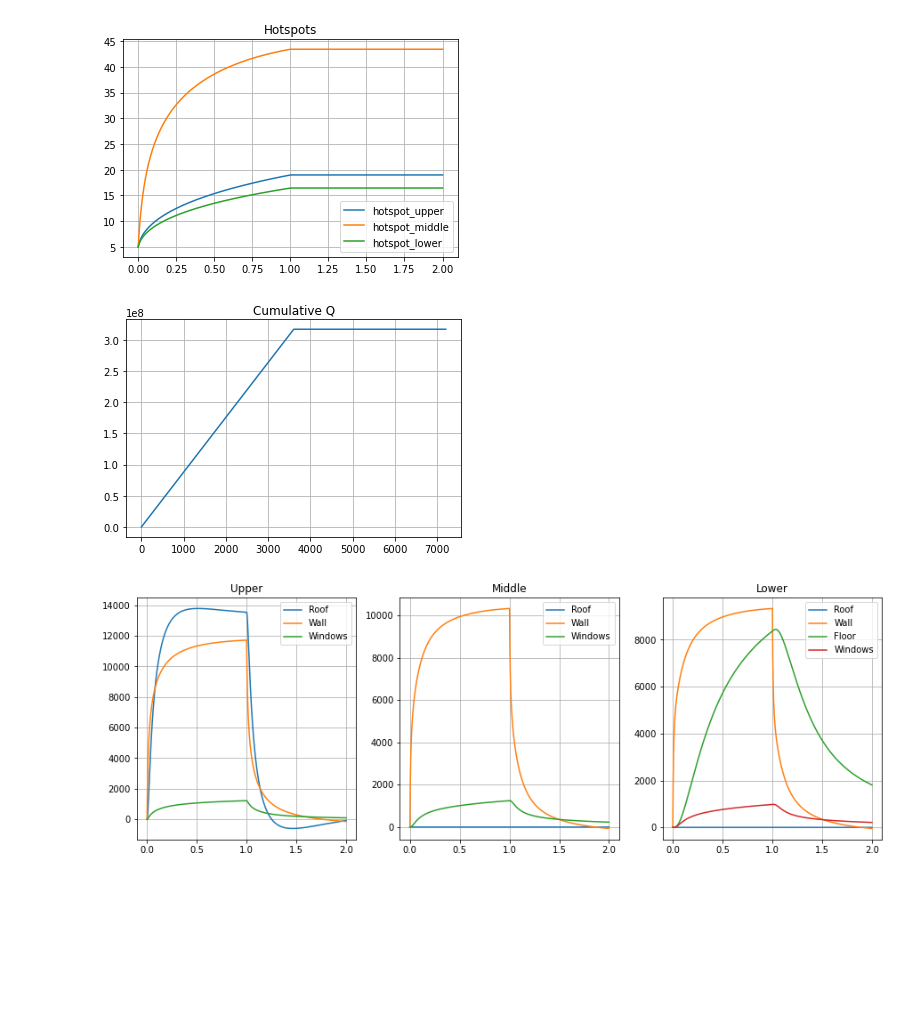
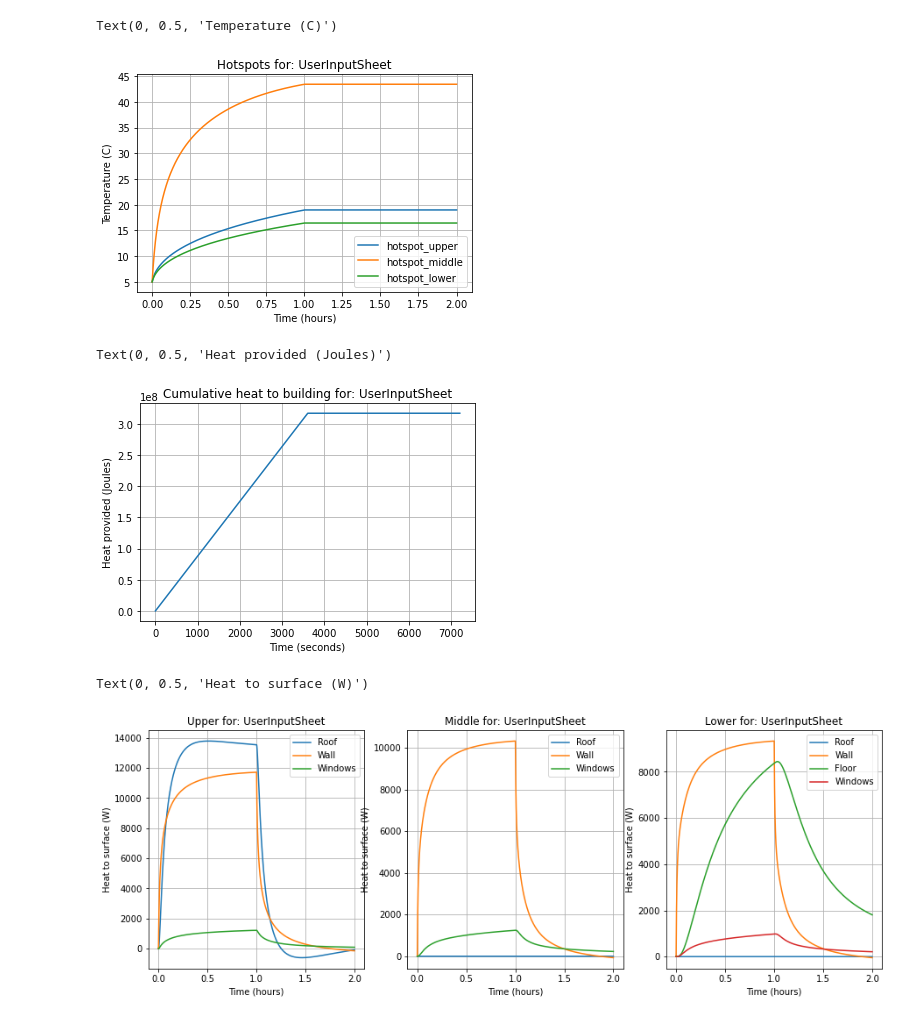
Before and after one commit to l-hemsley/HeatingModel, a Jupyter notebook: ChurchModel.ipynb, the cells around one changed output. Drawn from its saved outputs; the diff is of its cells as text; code cells hidden in the pictures; blank space fills up the shorter version.

```diff
--- a/ChurchModel.ipynb
+++ b/ChurchModel.ipynb
@@ -32,7 +32,9 @@ N_t_steps=int(total_time_s/t_step)+1
 t_array=np.arange(0,N_t_steps*t_step,t_step)/(60*60) #time array in hours
 # %%
 # # UPPER ROOM INITIALIZATION #########################
-[rooms,surfaces,T_target,T_exterior,hotspots,internals]=ReadInParameters('UserInputSheet.xlsx')
+Data_input_spreadsheet='UserInputSheet'
+#Data_input_spreadsheet=input("spreadsheet name:  ")
+[rooms,surfaces,T_target,T_exterior,hotspots,internals]=ReadInParameters(Data_input_spreadsheet+ '.xlsx')
 upper=rooms[0]
 middle=rooms[1]
 lower=rooms[2]
@@ -101,7 +103,7 @@ for t in tqdm(range(N_t_steps)):
             lineObjects =axs[s].plot(np.arange(0,surface.N_cells*0.5,0.5),surface.T_array)
             axs[s].legend(t_visualization/60,title='Time (minutes)')
             axs[s].grid('True')
-            axs[s].set_title(surface_name_list[s])
+            axs[s].set_title(surface_name_list[s] + 'for :' + Data_input_spreadsheet)
             axs[s].set_xlabel('Thickness (cm)')
             axs[s].set_ylabel('Temperature (C)')
             s=s+1
@@ -210,32 +221,45 @@ Text(0.5, 1.0, 'Internals')
 # %%
 lineObjects =plt.plot(t_array,data_array_hotspots)
 plt.legend(iter(lineObjects), ('hotspot_upper','hotspot_middle','hotspot_lower'))
-plt.title('Hotspots')
+plt.title('Hotspots for: ' + Data_input_spreadsheet)
 plt.grid('True')
+plt.xlabel('Time (hours)')
+plt.ylabel('Temperature (C)')
 # %% [output]
+Text(0, 0.5, 'Temperature (C)')
-[figure, old version]
+[figure, new version]
 # %%
 plt.plot(Qin_cumul)
-plt.title('Cumulative Q')
+plt.title('Cumulative heat to building for: ' + Data_input_spreadsheet)
 plt.grid('True')
+plt.xlabel('Time (seconds)')
+plt.ylabel('Heat provided (Joules)')
 # %% [output]
+Text(0, 0.5, 'Heat provided (Joules)')
-[figure, old version]
+[figure, new version]
 # %%
 fig, (ax1,ax2,ax3) = plt.subplots(1,3,figsize=(15, 5))
 lineObjects =ax1.plot(t_array,data_array_surfaces_Q[:,0:3])
 ax1.legend(iter(lineObjects), ('Roof','Wall','Windows'))
 ax1.grid('True')
-ax1.set_title('Upper')
+ax1.set_title('Upper for: ' + Data_input_spreadsheet)
+ax1.set_xlabel('Time (hours)')
+ax1.set_ylabel('Heat to surface (W)')
 lineObjects =ax2.plot(t_array,data_array_surfaces_Q[:,3:6])
 ax2.legend(iter(lineObjects), ('Roof','Wall','Windows'))
-ax2.set_title('Middle')
+ax2.set_title('Middle for: ' + Data_input_spreadsheet)
 ax2.grid('True')
+ax2.set_xlabel('Time (hours)')
+ax2.set_ylabel('Heat to surface (W)')
 lineObjects =ax3.plot(t_array,data_array_surfaces_Q[:,6:10])
 ax3.legend(iter(lineObjects), ('Roof','Wall','Floor','Windows'))
-ax3.set_title('Lower')
+ax3.set_title('Lower for: ' + Data_input_spreadsheet)
 ax3.grid('True')
+ax3.set_xlabel('Time (hours)')
+ax3.set_ylabel('Heat to surface (W)')
 # %% [output]
+Text(0, 0.5, 'Heat to surface (W)')
-[figure, old version]
+[figure, new version]
 # %%
 lineObjects =plt.plot(t_array,data_array_surfaces_Q[:,10:13])
 plt.legend(iter(lineObjects), ('internal-upper','internal-middle','internal-lower'))
```
Also changed, not shown: parts of 6 cells of this notebook.
